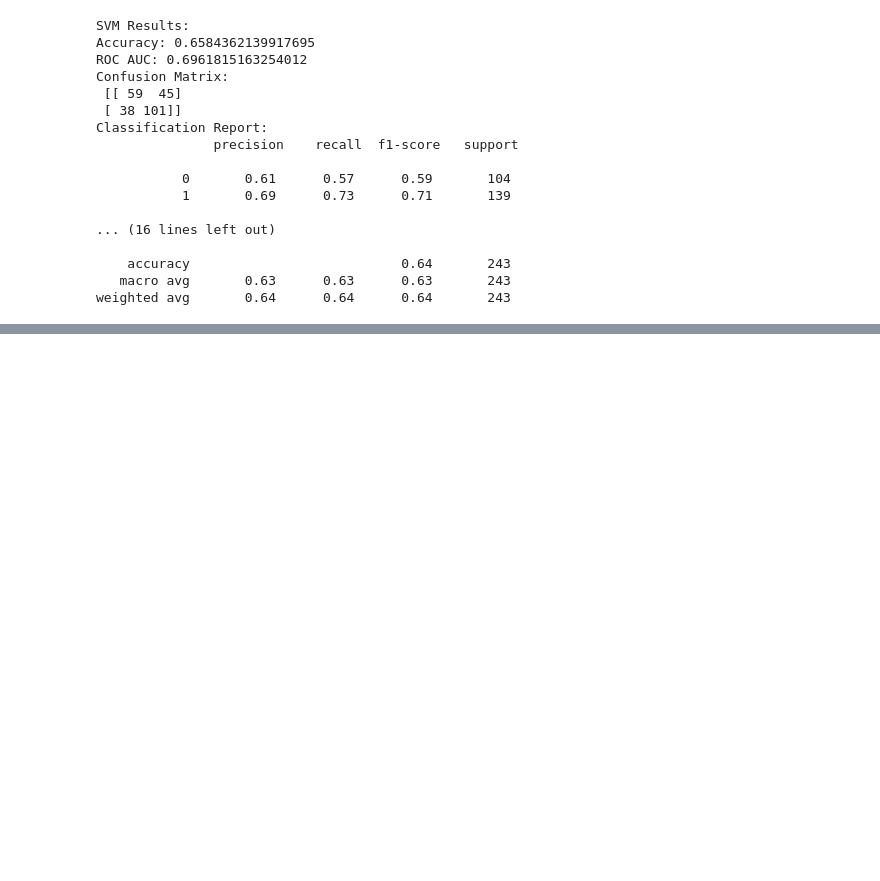
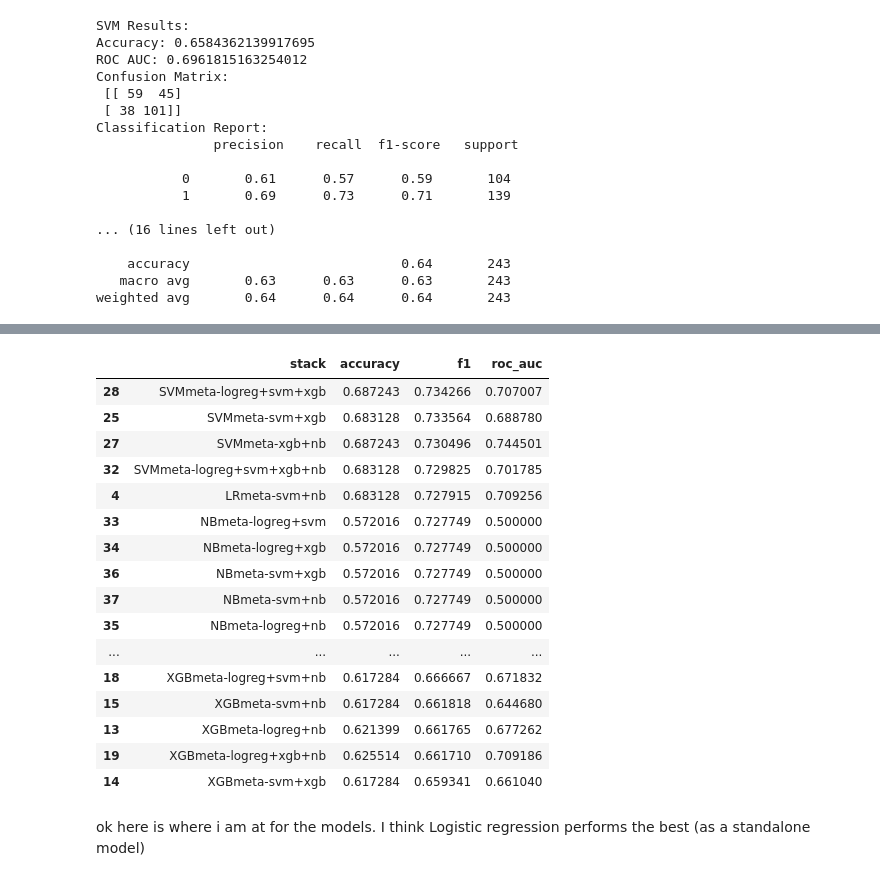
Before and after one commit to nhorto/NBA, a Jupyter notebook: game_predictions.ipynb, the cells around one changed output, grey strips where cells are left out. Cells and saved outputs as stored; diff of their text form; code cells hidden in the pictures; blank space fills up the shorter version.

```diff
--- a/game_predictions.ipynb
+++ b/game_predictions.ipynb
@@ -632,0 +715,22 @@ ranked
+# %%
+ranked.sort_values(by='f1', ascending=False)
+# %% [output]
+|  | stack | accuracy | f1 | roc_auc |
+| 28 | SVMmeta-logreg+svm+xgb | 0.687243 | 0.734266 | 0.707007 |
+| 25 | SVMmeta-svm+xgb | 0.683128 | 0.733564 | 0.688780 |
+| 27 | SVMmeta-xgb+nb | 0.687243 | 0.730496 | 0.744501 |
+| 32 | SVMmeta-logreg+svm+xgb+nb | 0.683128 | 0.729825 | 0.701785 |
+| 4 | LRmeta-svm+nb | 0.683128 | 0.727915 | 0.709256 |
+| 33 | NBmeta-logreg+svm | 0.572016 | 0.727749 | 0.500000 |
+| 34 | NBmeta-logreg+xgb | 0.572016 | 0.727749 | 0.500000 |
+| 36 | NBmeta-svm+xgb | 0.572016 | 0.727749 | 0.500000 |
+| 37 | NBmeta-svm+nb | 0.572016 | 0.727749 | 0.500000 |
+| 35 | NBmeta-logreg+nb | 0.572016 | 0.727749 | 0.500000 |
+| ... | ... | ... | ... | ... |
+| 18 | XGBmeta-logreg+svm+nb | 0.617284 | 0.666667 | 0.671832 |
+| 15 | XGBmeta-svm+nb | 0.617284 | 0.661818 | 0.644680 |
+| 13 | XGBmeta-logreg+nb | 0.621399 | 0.661765 | 0.677262 |
+| 19 | XGBmeta-logreg+xgb+nb | 0.625514 | 0.661710 | 0.709186 |
+| 14 | XGBmeta-svm+xgb | 0.617284 | 0.659341 | 0.661040 |
+# %% [markdown]
+ok here is where i am at for the models. I think Logistic regression performs the best (as a standalone model)
```
Also changed, not shown: parts of 21 cells of this notebook, 5 other files.
